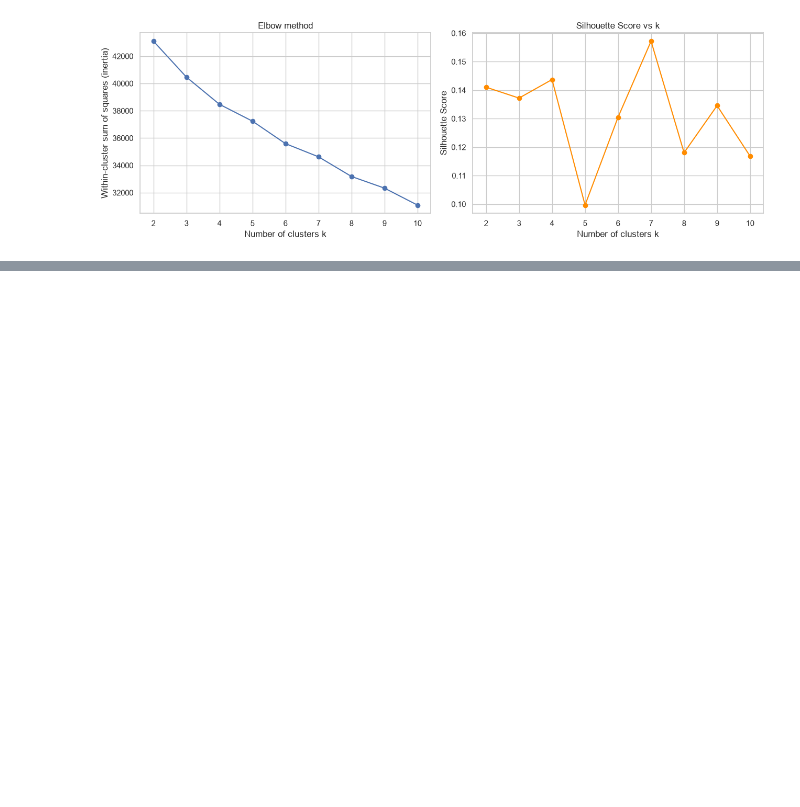
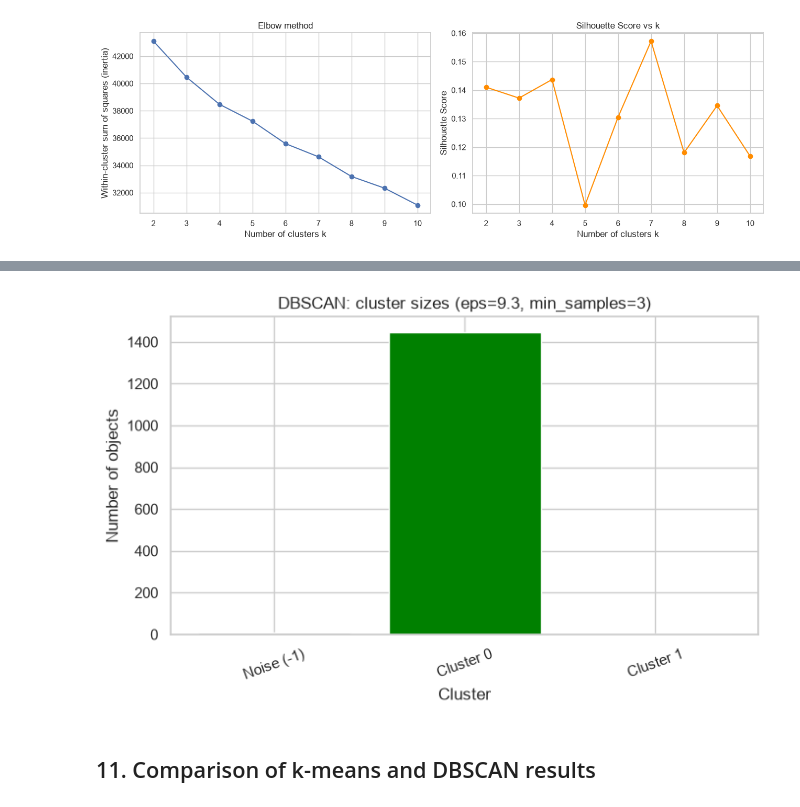
Before and after one commit to anuri-el/Machine-Learning-Technologies, a Jupyter notebook: l5_clustering.ipynb, the cells around one changed output, grey strips where cells are left out. Saved outputs shown, nothing was run; the diff lists cells and outputs as text; code cells hidden in the pictures; blank space fills up the shorter version.

```diff
--- a/l5_clustering.ipynb
+++ b/l5_clustering.ipynb
@@ -238,0 +446,22 @@ y_norm = (inertia_vals - inertia_vals.min()) / (inertia_vals.max() - inertia_val
+# %%
+n_clusters_dbscan = len(set(dbscan_labels)) - (1 if -1 in dbscan_labels else 0)
+n_noise_dbscan = int(np.sum(dbscan_labels == -1))
+
+print(f"DBSCAN (eps={best_eps}, min_samples={best_min_samples}):")
+print(f"  Number of clusters: {n_clusters_dbscan}")
+print(f"  Number of noise objects: {n_noise_dbscan} of {len(dbscan_labels)} ({n_noise_dbscan/len(dbscan_labels):.1%})")
+
+mask_no_noise = dbscan_labels != -1
+
+dbscan_sil = silhouette_score(X_scaled[mask_no_noise], dbscan_labels[mask_no_noise])
+dbscan_db = davies_bouldin_score(X_scaled[mask_no_noise], dbscan_labels[mask_no_noise])
+dbscan_ch = calinski_harabasz_score(X_scaled[mask_no_noise], dbscan_labels[mask_no_noise])
+
+print(f"\nInternal quality metrics (computed excluding noise):")
+print(f"  Silhouette Score:        {dbscan_sil:.4f}")
+print(f"  Davies-Bouldin Index:    {dbscan_db:.4f}")
+print(f"  Calinski-Harabasz Index: {dbscan_ch:.1f}")
+
+cluster_sizes_dbscan = pd.Series(dbscan_labels).value_counts().sort_index()
+print(f"\nCluster sizes (including noise, label=-1):")
+print(cluster_sizes_dbscan)
@@ -238,0 +483,15 @@ y_norm = (inertia_vals - inertia_vals.min()) / (inertia_vals.max() - inertia_val
+# %%
+plt.figure(figsize=(7, 4.5))
+labels_str = ['Noise (-1)' if i == -1 else f'Cluster {i}' for i in cluster_sizes_dbscan.index]
+colors = ['gray' if i == -1 else 'green' for i in cluster_sizes_dbscan.index]
+plt.bar(labels_str, cluster_sizes_dbscan.values, color=colors)
+plt.xlabel('Cluster')
+plt.ylabel('Number of objects')
+plt.title(f'DBSCAN: cluster sizes (eps={best_eps}, min_samples={best_min_samples})')
+plt.xticks(rotation=20)
+plt.tight_layout()
+plt.show()
+# %% [output]
+[figure, added]
+# %% [markdown]
+## 11. Comparison of k-means and DBSCAN results
```
Also changed, not shown: parts of 29 cells of this notebook.
